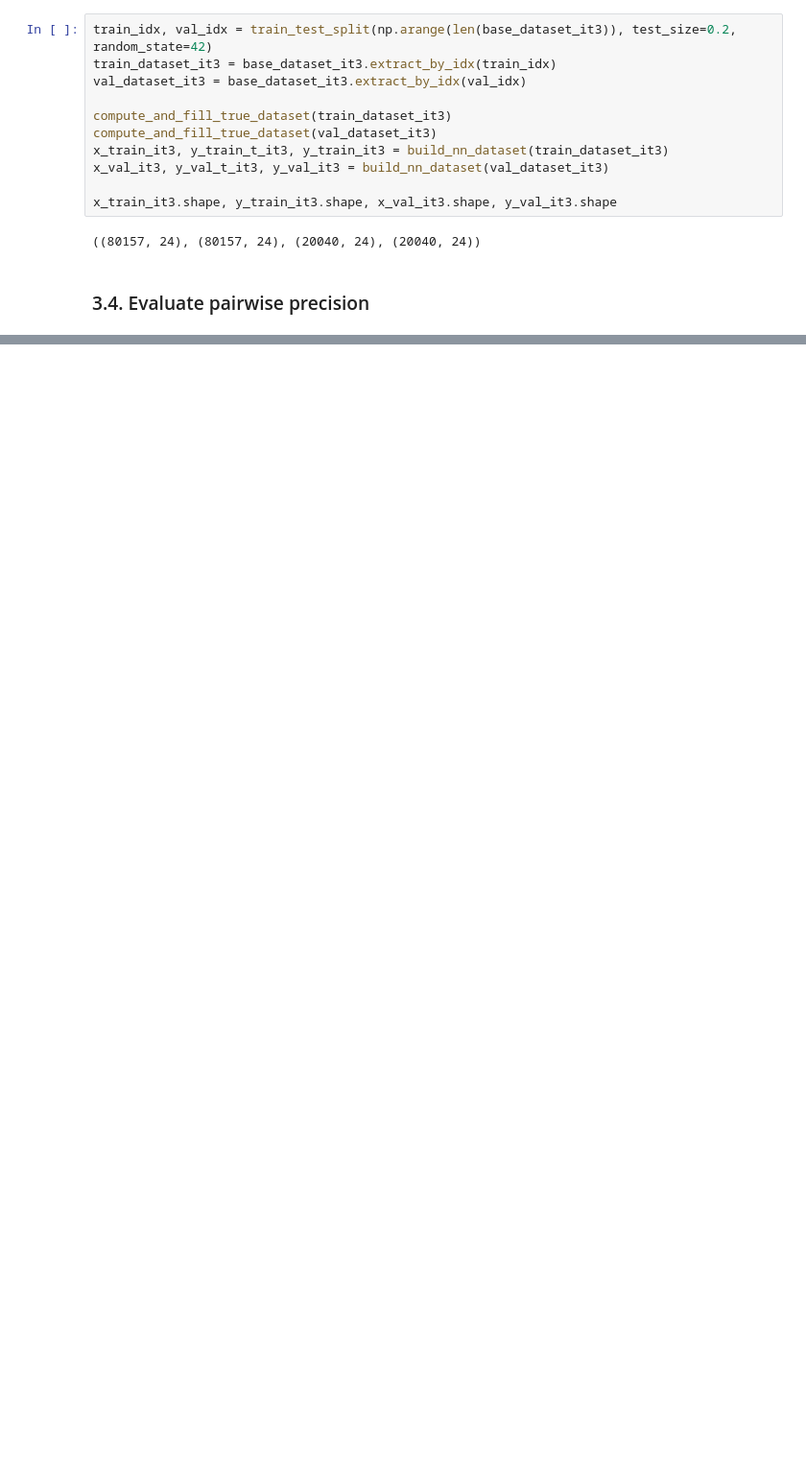
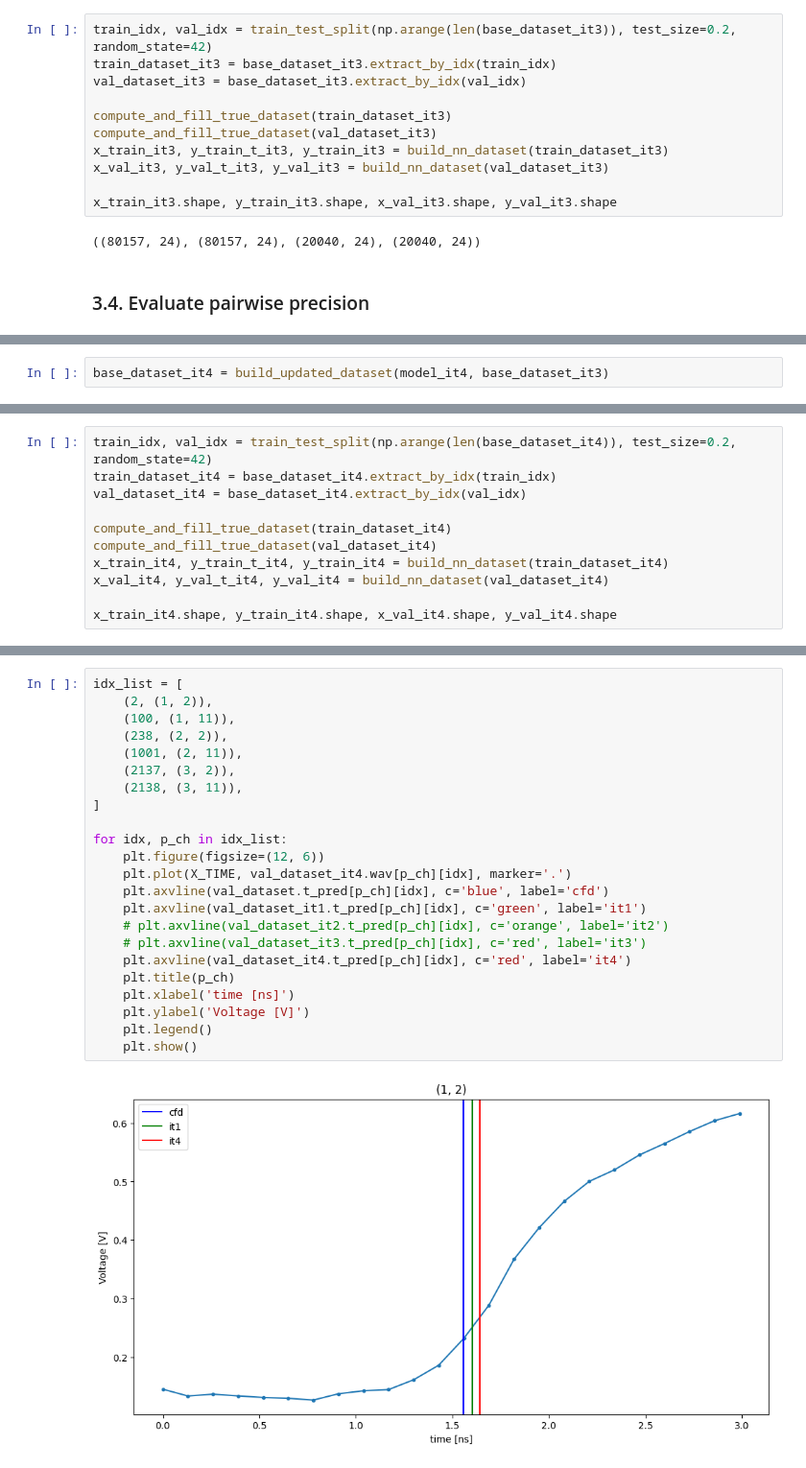
Before and after one commit to MatiXOfficial/pps-timing-ml, a Jupyter notebook: notebooks/neural_networks/iterative_train_improve/iti_experiments.ipynb, the cells around one changed output, grey strips where cells are left out. Shown: that part at 96% size. Drawn from its saved outputs; the diff is of its cells as text; blank space fills up the shorter version.

```diff
--- a/notebooks/neural_networks/iterative_train_improve/iti_experiments.ipynb
+++ b/notebooks/neural_networks/iterative_train_improve/iti_experiments.ipynb
@@ -355,0 +429,2 @@ x_train_it3.shape, y_train_it3.shape, x_val_it3.shape, y_val_it3.shape
+# %%
+base_dataset_it4 = build_updated_dataset(model_it4, base_dataset_it3)
@@ -355,0 +444,11 @@ x_train_it3.shape, y_train_it3.shape, x_val_it3.shape, y_val_it3.shape
+# %%
+train_idx, val_idx = train_test_split(np.arange(len(base_dataset_it4)), test_size=0.2, random_state=42)
+train_dataset_it4 = base_dataset_it4.extract_by_idx(train_idx)
+val_dataset_it4 = base_dataset_it4.extract_by_idx(val_idx)
+
+compute_and_fill_true_dataset(train_dataset_it4)
+compute_and_fill_true_dataset(val_dataset_it4)
+x_train_it4, y_train_t_it4, y_train_it4 = build_nn_dataset(train_dataset_it4)
+x_val_it4, y_val_t_it4, y_val_it4 = build_nn_dataset(val_dataset_it4)
+
+x_train_it4.shape, y_train_it4.shape, x_val_it4.shape, y_val_it4.shape
@@ -355,0 +482,25 @@ x_train_it3.shape, y_train_it3.shape, x_val_it3.shape, y_val_it3.shape
+# %%
+idx_list = [
+    (2, (1, 2)),
+    (100, (1, 11)),
+    (238, (2, 2)),
+    (1001, (2, 11)),
+    (2137, (3, 2)),
+    (2138, (3, 11)),
+]
+
+for idx, p_ch in idx_list:
+    plt.figure(figsize=(12, 6))
+    plt.plot(X_TIME, val_dataset_it4.wav[p_ch][idx], marker='.')
+    plt.axvline(val_dataset.t_pred[p_ch][idx], c='blue', label='cfd')
+    plt.axvline(val_dataset_it1.t_pred[p_ch][idx], c='green', label='it1')
+    # plt.axvline(val_dataset_it2.t_pred[p_ch][idx], c='orange', label='it2')
+    # plt.axvline(val_dataset_it3.t_pred[p_ch][idx], c='red', label='it3')
+    plt.axvline(val_dataset_it4.t_pred[p_ch][idx], c='red', label='it4')
+    plt.title(p_ch)
+    plt.xlabel('time [ns]')
+    plt.ylabel('Voltage [V]')
+    plt.legend()
+    plt.show()
+# %% [output]
+[figure, added]
```
Also changed, not shown: parts of 26 cells of this notebook, 1 other file.
